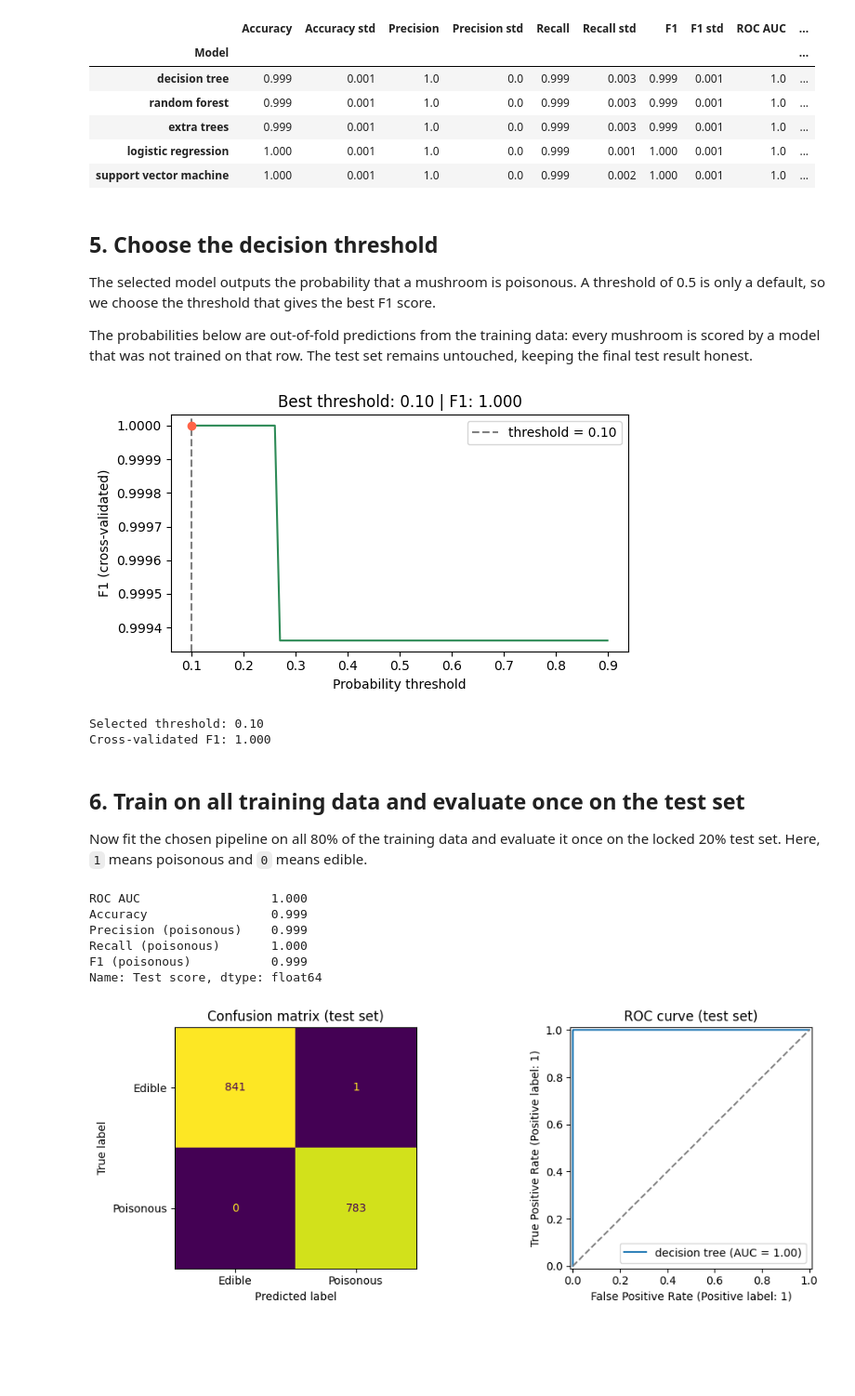
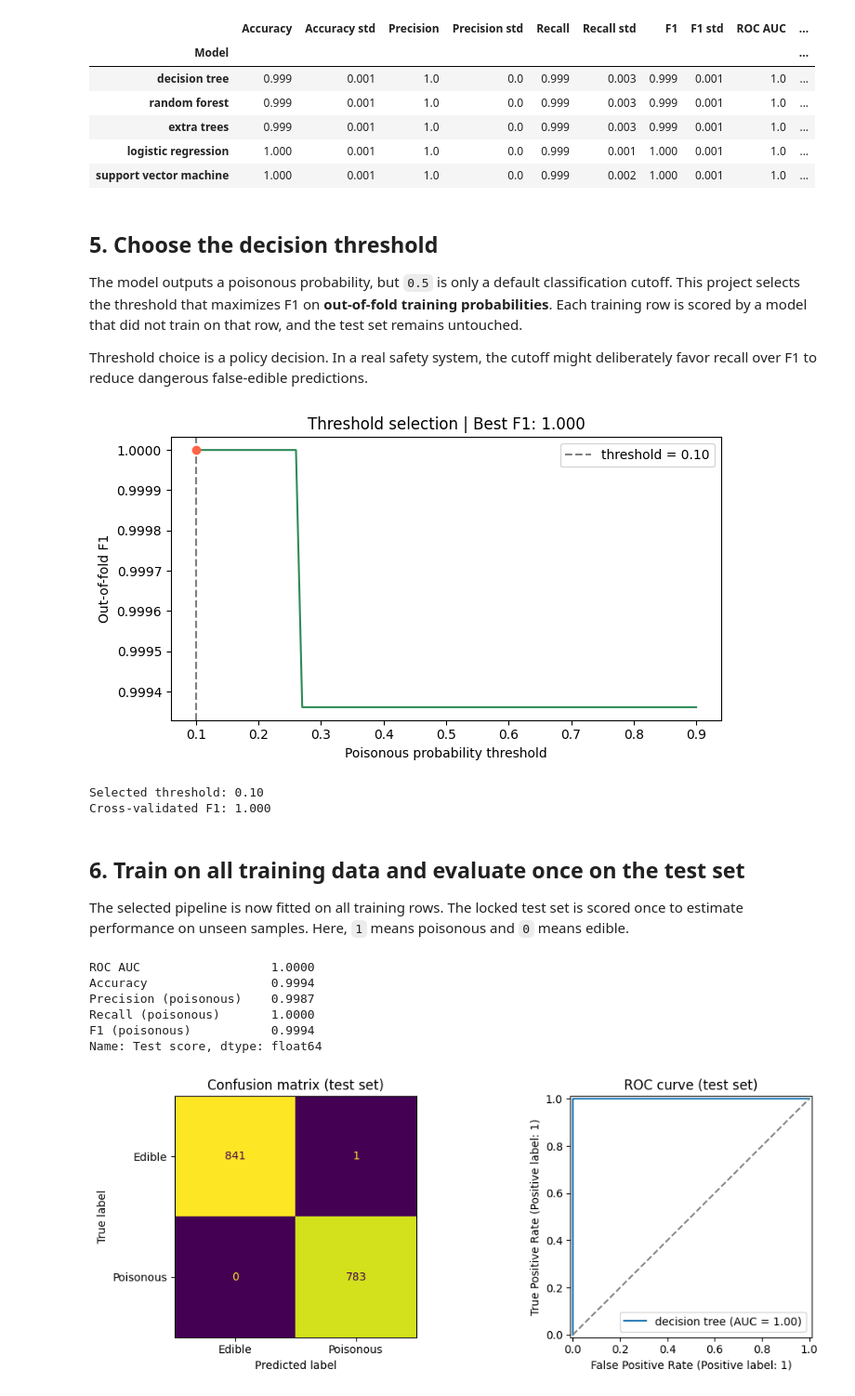
Before and after one commit to semsethy/Mushroom-FastAPI, a Jupyter notebook: Notebook/mushroom_model.ipynb, the cells around one changed output. Shown at 93% size. Cells and saved outputs as stored; diff of their text form; code cells hidden in the pictures; blank space fills up the shorter version.

```diff
--- a/Notebook/mushroom_model.ipynb
+++ b/Notebook/mushroom_model.ipynb
@@ -73,4 +94,10 @@ from sklearn.tree import DecisionTreeClassifier
 # %%
-df = pd.read_csv("../data/mushrooms.csv")
+df = pd.read_csv(DATA_PATH)
+
+print(f"Rows: {len(df):,}")
+print(f"Columns: {df.shape[1]} ({df.shape[1] - 1} features + 1 target)")
+print(f"Duplicate rows: {df.duplicated().sum():,}")
+print(f"Conventional missing values: {df.isna().sum().sum():,}")
+print(f"Unknown '?' category values: {(df == '?').sum().sum():,}")
 df.head()
 # %% [output]
@@ -147,20 +206,21 @@ plt.show()
 # %%
-TARGET = "class"
 FEATURES = [column for column in df.columns if column != TARGET]
-
 X, y = df[FEATURES], df[TARGET]
 
-# Stratified split: 80% training and 20% test.
 X_train, X_test, y_train, y_test = train_test_split(
-    X, y, test_size=0.20, stratify=y, random_state=42
+    X,
+    y,
+    test_size=TEST_SIZE,
+    stratify=y,
+    random_state=RANDOM_STATE,
 )
 
 print(f"Train: {len(X_train):,} rows ({len(X_train) / len(df):.1%})")
 print(f"Test:  {len(X_test):,} rows ({len(X_test) / len(df):.1%})")
 print(
     "Poisonous rate: "
-    f"train {y_train.eq('p').mean():.1%}, "
-    f"test {y_test.eq('p').mean():.1%}"
+    f"train {y_train.eq(POSITIVE_CLASS).mean():.1%}, "
+    f"test {y_test.eq(POSITIVE_CLASS).mean():.1%}"
 )
 # %% [output]
 Train: 6,499 rows (80.0%)
@@ -294,51 +375,55 @@ Best cross-validated model: decision tree
 # %% [markdown]
 ## 5. Choose the decision threshold
 
-The selected model outputs the probability that a mushroom is poisonous. A threshold of 0.5 is only a default, so we choose the threshold that gives the best F1 score.
+The model outputs a poisonous probability, but `0.5` is only a default classification cutoff. This project selects the threshold that maximizes F1 on **out-of-fold training probabilities**. Each training row is scored by a model that did not train on that row, and the test set remains untouched.
 
-The probabilities below are out-of-fold predictions from the training data: every mushroom is scored by a model that was not trained on that row. The test set remains untouched, keeping the final test result honest.
+Threshold choice is a policy decision. In a real safety system, the cutoff might deliberately favor recall over F1 to reduce dangerous false-edible predictions.
 # %%
-# Generate out-of-fold probabilities using only the training data.
 proba_cv = cross_val_predict(
     model,
     X_train,
     y_train_binary,
     cv=folds,
     method="predict_proba",
     n_jobs=-1,
 )[:, 1]
 
 thresholds = np.arange(0.10, 0.91, 0.01)
-f1s = np.array([f1_score(y_train_binary, proba_cv >= t) for t in thresholds])
+f1s = np.array(
+    [f1_score(y_train_binary, proba_cv >= value) for value in thresholds]
+)
 best_index = int(np.argmax(f1s))
 threshold = float(np.round(thresholds[best_index], 2))
 best_cv_f1 = float(f1s[best_index])
 
-plt.figure(figsize=(6, 3.5))
+plt.figure(figsize=(7, 4))
 plt.plot(thresholds, f1s, color="seagreen")
 plt.axvline(
-    threshold, linestyle="--", color="grey", label=f"threshold = {threshold:.2f}"
+    threshold,
+    linestyle="--",
+    color="grey",
+    label=f"threshold = {threshold:.2f}",
 )
 plt.scatter(threshold, best_cv_f1, color="tomato", zorder=3)
-plt.xlabel("Probability threshold")
-plt.ylabel("F1 (cross-validated)")
-plt.title(f"Best threshold: {threshold:.2f} | F1: {best_cv_f1:.3f}")
+plt.xlabel("Poisonous probability threshold")
+plt.ylabel("Out-of-fold F1")
+plt.title(f"Threshold selection | Best F1: {best_cv_f1:.3f}")
 plt.legend()
 plt.tight_layout()
 plt.show()
 
 print(f"Selected threshold: {threshold:.2f}")
 print(f"Cross-validated F1: {best_cv_f1:.3f}")
 # %% [output]
-[figure, old version]
+[figure, new version]
 Selected threshold: 0.10
 Cross-validated F1: 1.000
 # %% [markdown]
 ## 6. Train on all training data and evaluate once on the test set
 
-Now fit the chosen pipeline on all 80% of the training data and evaluate it once on the locked 20% test set. Here, `1` means poisonous and `0` means edible.
+The selected pipeline is now fitted on all training rows. The locked test set is scored once to estimate performance on unseen samples. Here, `1` means poisonous and `0` means edible.
 # %%
-y_test_binary = y_test.eq("p").astype(int)
+y_test_binary = y_test.eq(POSITIVE_CLASS).astype(int)
 
 model.fit(X_train, y_train_binary)
 test_proba = model.predict_proba(X_test)[:, 1]
@@ -356,13 +441,13 @@ test_metrics = pd.Series(
     },
     name="Test score",
 )
-test_metrics.round(3)
+test_metrics.round(4)
 # %% [output]
-ROC AUC                  1.000
-Accuracy                 0.999
-Precision (poisonous)    0.999
-Recall (poisonous)       1.000
-F1 (poisonous)           0.999
+ROC AUC                  1.0000
+Accuracy                 0.9994
+Precision (poisonous)    0.9987
+Recall (poisonous)       1.0000
+F1 (poisonous)           0.9994
 Name: Test score, dtype: float64
 # %%
 fig, axes = plt.subplots(1, 2, figsize=(11, 4))
```
Also changed, not shown: parts of 26 cells of this notebook, 15 other files.
